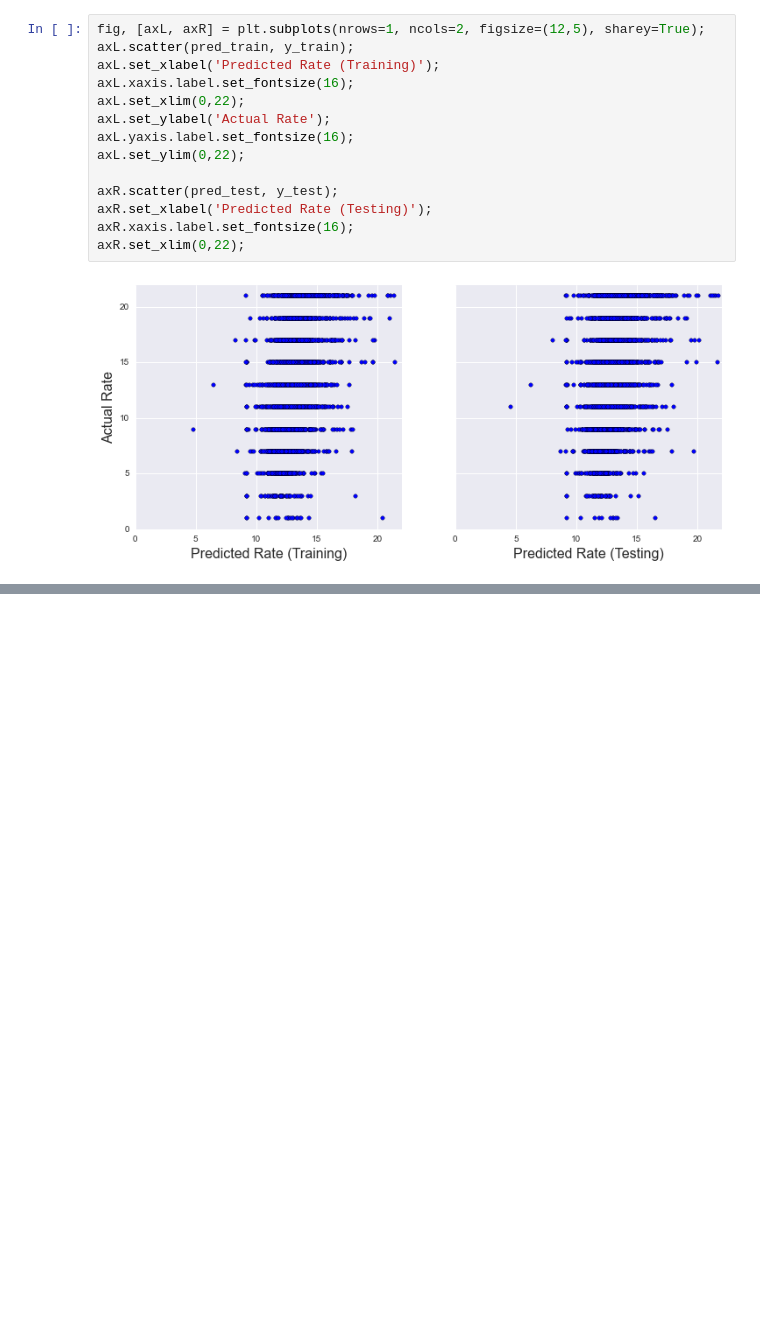
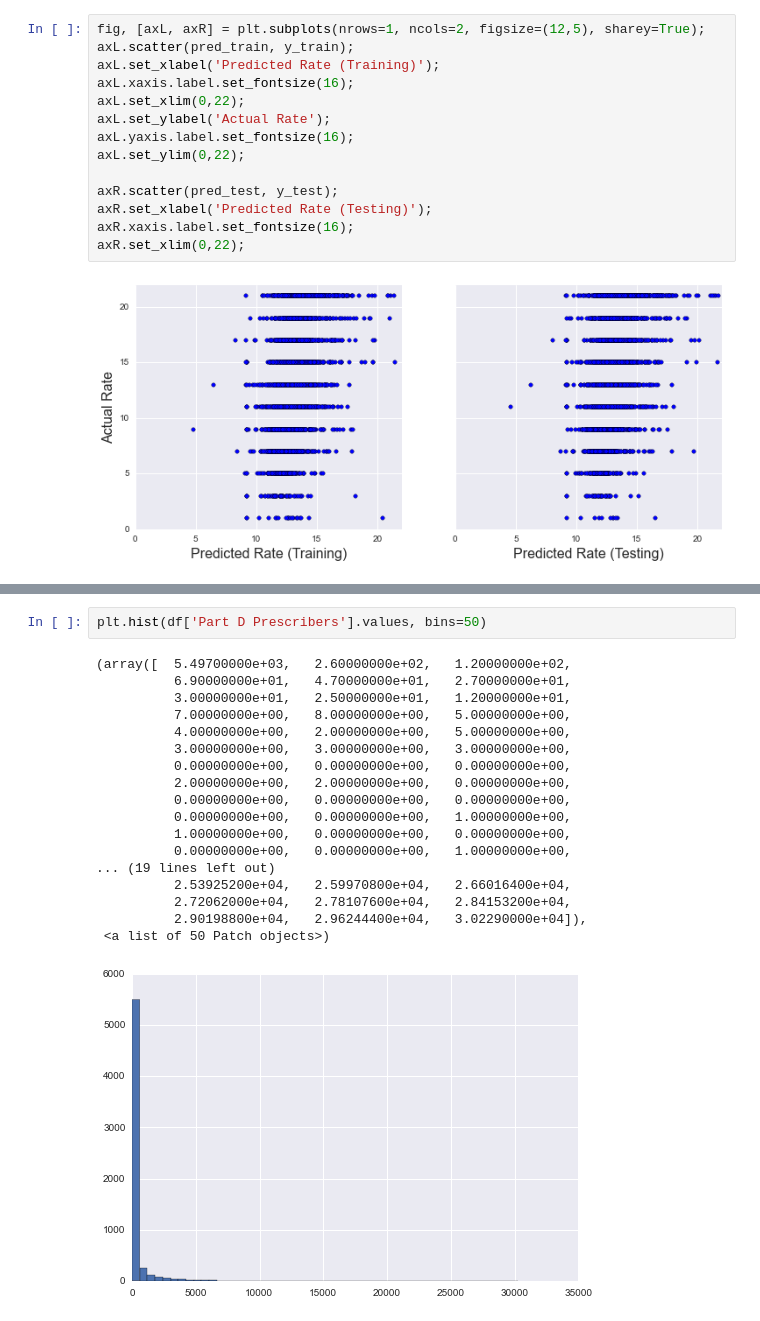
Before and after one commit to gkafka/Rehab4Rehab, a Jupyter notebook: RehabModel.ipynb, the cells around one changed output, grey strips where cells are left out. Saved outputs shown, nothing was run; the diff lists cells and outputs as text; blank space fills up the shorter version.

```diff
--- a/RehabModel.ipynb
+++ b/RehabModel.ipynb
@@ -156,0 +179,21 @@ axR.set_xlim(0,22);
+# %%
+plt.hist(df['Part D Prescribers'].values, bins=50)
+# %% [output]
+(array([  5.49700000e+03,   2.60000000e+02,   1.20000000e+02,
+          6.90000000e+01,   4.70000000e+01,   2.70000000e+01,
+          3.00000000e+01,   2.50000000e+01,   1.20000000e+01,
+          7.00000000e+00,   8.00000000e+00,   5.00000000e+00,
+          4.00000000e+00,   2.00000000e+00,   5.00000000e+00,
+          3.00000000e+00,   3.00000000e+00,   3.00000000e+00,
+          0.00000000e+00,   0.00000000e+00,   0.00000000e+00,
+          2.00000000e+00,   2.00000000e+00,   0.00000000e+00,
+          0.00000000e+00,   0.00000000e+00,   0.00000000e+00,
+          0.00000000e+00,   0.00000000e+00,   1.00000000e+00,
+          1.00000000e+00,   0.00000000e+00,   0.00000000e+00,
+          0.00000000e+00,   0.00000000e+00,   1.00000000e+00,
+... (19 lines left out)
+          2.53925200e+04,   2.59970800e+04,   2.66016400e+04,
+          2.72062000e+04,   2.78107600e+04,   2.84153200e+04,
+          2.90198800e+04,   2.96244400e+04,   3.02290000e+04]),
+ <a list of 50 Patch objects>)
+[figure, added]
```
Also changed, not shown: parts of 7 cells of this notebook.
